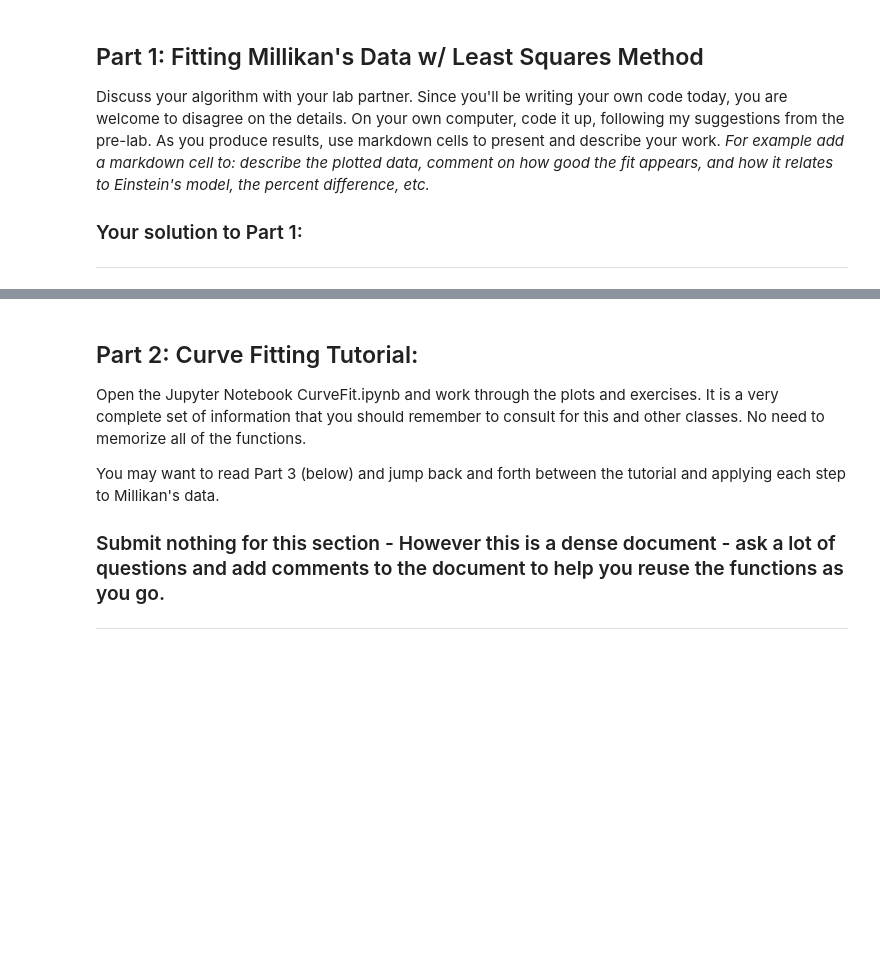
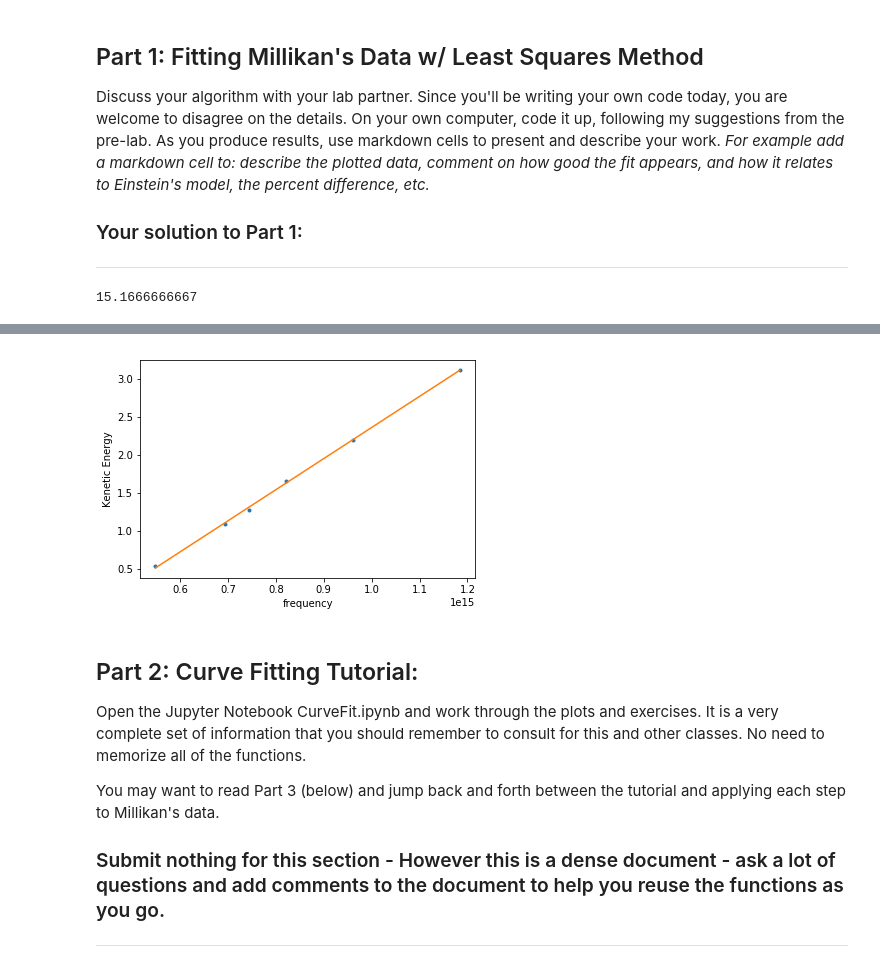
Before and after one commit to chan8005/Labs, a Jupyter notebook: Lab2/Lab2 - Curve Fitting.ipynb, the cells around one changed output, grey strips where cells are left out. Drawn from its saved outputs; the diff is of its cells as text; code cells hidden in the pictures; blank space fills up the shorter version.

```diff
--- a/Lab2/Lab2 - Curve Fitting.ipynb
+++ b/Lab2/Lab2 - Curve Fitting.ipynb
@@ -67,3 +67,77 @@ Discuss your algorithm with your lab partner.  Since you'll be writing your own
 
 ### Your solution to Part 1:
 ------------------------------------------------------------------------------------------------------------------
+# %%
+millikanData= loadtxt("millikan.txt",float)#seperates data into two lists
+x=array([1,2,3,4,5,6],float)
+y=array([1,2,3,4,5,6],float)
+
+def Exy(x,y):
+    total=0
+    for n in range(x.size):
+        f=total+(x[n]*y[n])
+        total=f
+    return (1/x.size)*total
+
+print(Exy(x,y))
+# %% [output]
+15.1666666667
+# %%
+from numpy import loadtxt,array
+from pylab import plot, show
+millikanData= loadtxt("millikan.txt",float)#seperates data into two lists
+x=millikanData[:,0]
+y=millikanData[:,1]
+
+
+print(x)
+print(y)
+
+def Ex(x):#how to get Ex
+    total= sum(x) #take sum of array
+    return (1/x.size)*total #return this value for the function
+
+def Ey(x):#how to get Ey same function as above but with y array
+    total= sum(x)
+    return (1/x.size)*total
+
+def Exx(x):
+    total=0
+    for n in x:# squaring ever value in array x then taking the sum of it
+        f=total+ n**2
+        total=f
+    return (1/x.size)*total
+
+def Exy(x,y):
+    total=0
+    for n in range(x.size):
+        f=total+(x[n]*y[n])
+        total=f
+    return (1/x.size)*total
+
+
+
+def m(Ex,Exx,Ey,Exy): #function for slope
+    return (Exy-Ex*Ey)/(Exx-Ex**2)
+def c(Ex,Exx,Ey,Exy):#function for y-interecept
+        return  (Exx*Ey - Ex*Exy)/(Exx - Ex**2)
+
+print(m(Ex(x),Exx(x),Ey(y),Exy(x,y)))
+print(c(Ex(x),Exx(x),Ey(y),Exy(x,y)))
+
+slope=m(Ex(x),Exx(x),Ey(y),Exy(x,y))
+yint=c(Ex(x),Exx(x),Ey(y),Exy(x,y))
+
+print("experimental Plancks constant is:",slope)
+print("experimental work function is:",-yint)
+
+y3= x*slope + yint # another way of doing it, calcluated expected values for x in original data.
+print(y3)
+
+plot(x,y,".") #plot of original data
+plot(x,y3) #plot of how assigment wanted me to plot the trendline
+#plot(x2,y2)# plot of how book wanted me to plot trendline
+plt.ylabel("Kenetic Energy")
+plt.xlabel("frequency")
+show()
+# %% [output]
@@ -70,3 +152,4 @@ Discuss your algorithm with your lab partner.  Since you'll be writing your own
+[figure, added]
 # %% [markdown]
 ## Part 2: Curve Fitting Tutorial:
 Open the Jupyter Notebook CurveFit.ipynb and work through the plots and exercises.  It is a very complete set of information that you should remember to consult for this and other classes.  No need to memorize all of the functions.
```
Also changed, not shown: parts of 10 cells of this notebook.
